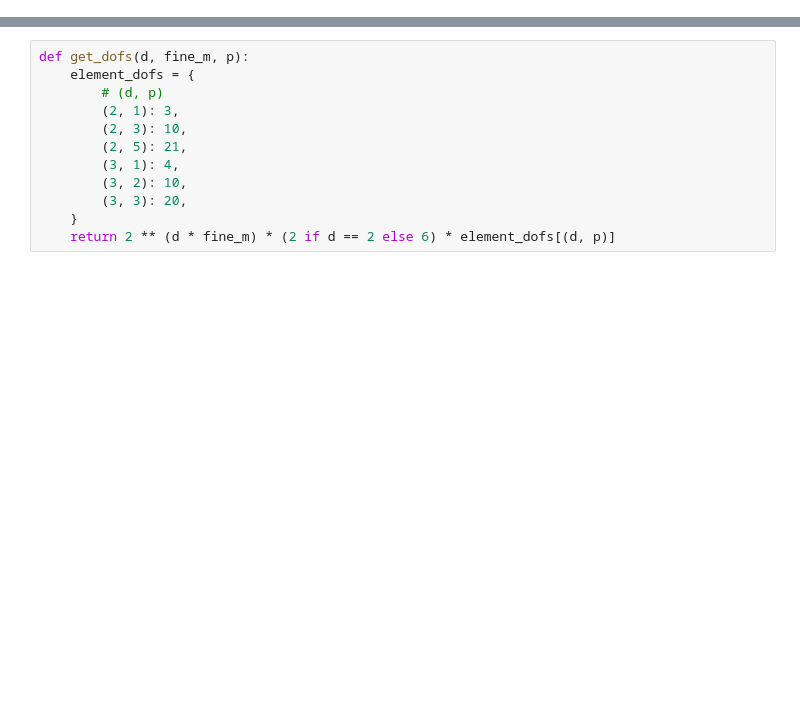
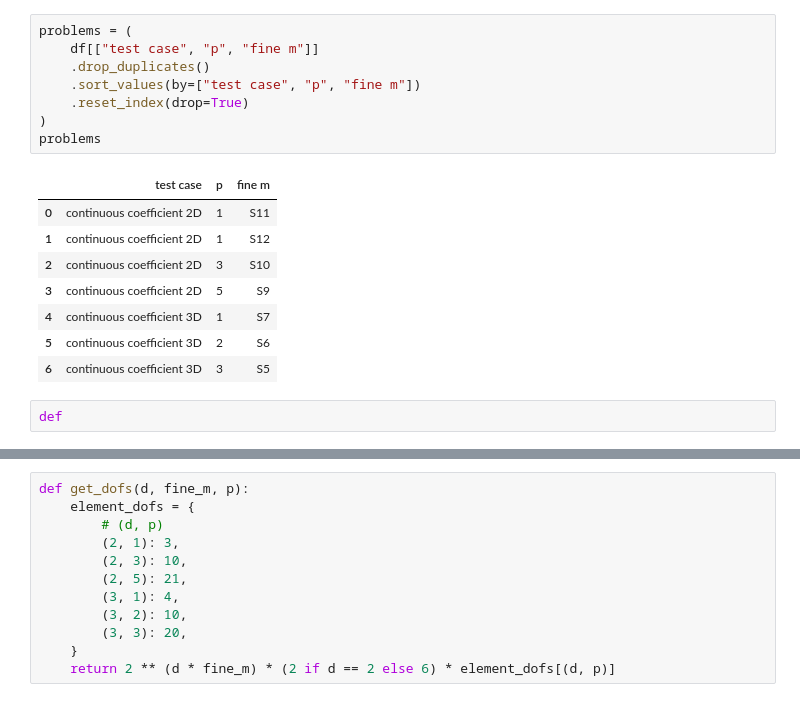
Before and after one commit to mgr0dzicki/dd-solvers, a Jupyter notebook: notebooks/best_comparison.ipynb, the cells around one changed output, grey strips where cells are left out. Cells and saved outputs as stored; diff of their text form; blank space fills up the shorter version.

```diff
--- a/notebooks/best_comparison.ipynb
+++ b/notebooks/best_comparison.ipynb
@@ -36 +42,20 @@ for problem in problems:
+# %%
+problems = (
+    df[["test case", "p", "fine m"]]
+    .drop_duplicates()
+    .sort_values(by=["test case", "p", "fine m"])
+    .reset_index(drop=True)
+)
+problems
+# %% [output]
+|  | test case | p | fine m |
+| 0 | continuous coefficient 2D | 1 | S11 |
+| 1 | continuous coefficient 2D | 1 | S12 |
+| 2 | continuous coefficient 2D | 3 | S10 |
+| 3 | continuous coefficient 2D | 5 | S9 |
+| 4 | continuous coefficient 3D | 1 | S7 |
+| 5 | continuous coefficient 3D | 2 | S6 |
+| 6 | continuous coefficient 3D | 3 | S5 |
+# %%
+def
 # %%
```
Also changed, not shown: parts of 16 cells of this notebook, 4 other files.
